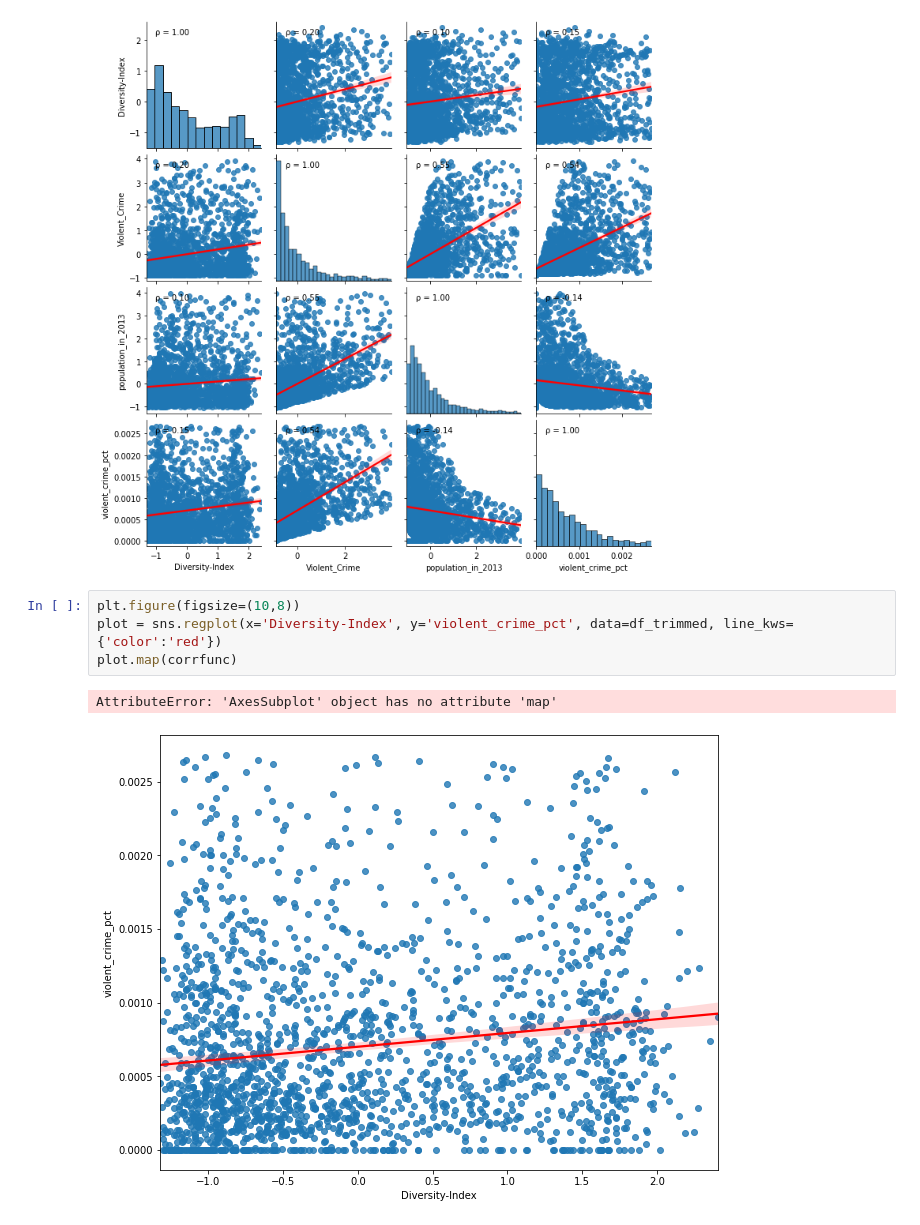
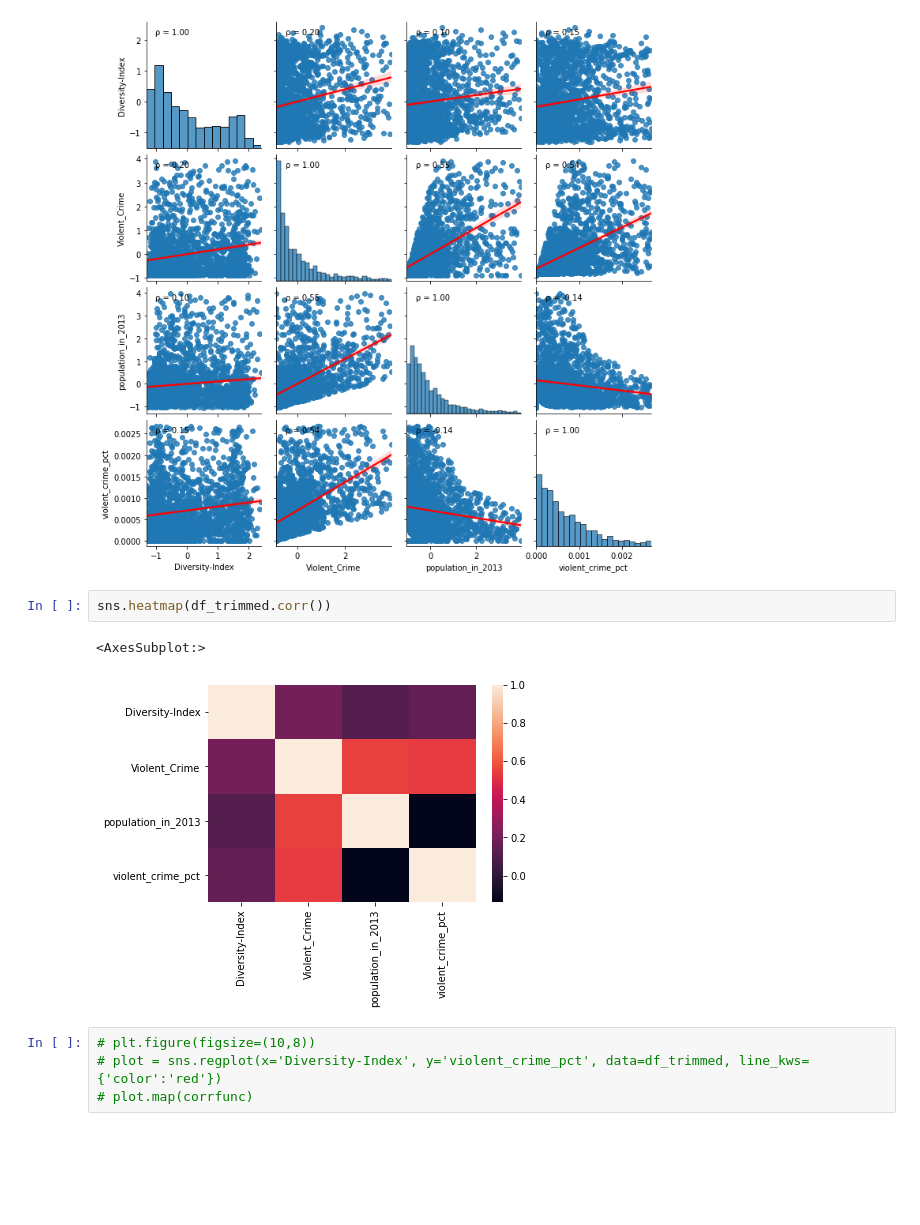
Before and after one commit to Shane-McCallum/Diversity-and-Violence--Is-there-a-connection-, a Jupyter notebook: Notebooks/EDA.ipynb, the cells around one changed output. Saved outputs shown, nothing was run; the diff lists cells and outputs as text; blank space fills up the shorter version.

```diff
--- a/Notebooks/EDA.ipynb
+++ b/Notebooks/EDA.ipynb
@@ -341,10 +348,12 @@ plot.map(corrfunc)
 # %% [output]
 <seaborn.axisgrid.PairGrid at 0x...>
 [figure]
+# %%
+sns.heatmap(df_trimmed.corr())
+# %% [output]
+<AxesSubplot:>
+[figure, added]
 # %%
-plt.figure(figsize=(10,8))
-plot = sns.regplot(x='Diversity-Index', y='violent_crime_pct', data=df_trimmed, line_kws={'color':'red'})
-plot.map(corrfunc)
+# plt.figure(figsize=(10,8))
+# plot = sns.regplot(x='Diversity-Index', y='violent_crime_pct', data=df_trimmed, line_kws={'color':'red'})
+# plot.map(corrfunc)
-# %% [output]
-AttributeError: 'AxesSubplot' object has no attribute 'map'
-[figure, removed]
```
Also changed, not shown: parts of 15 cells of this notebook, 1 other file.
